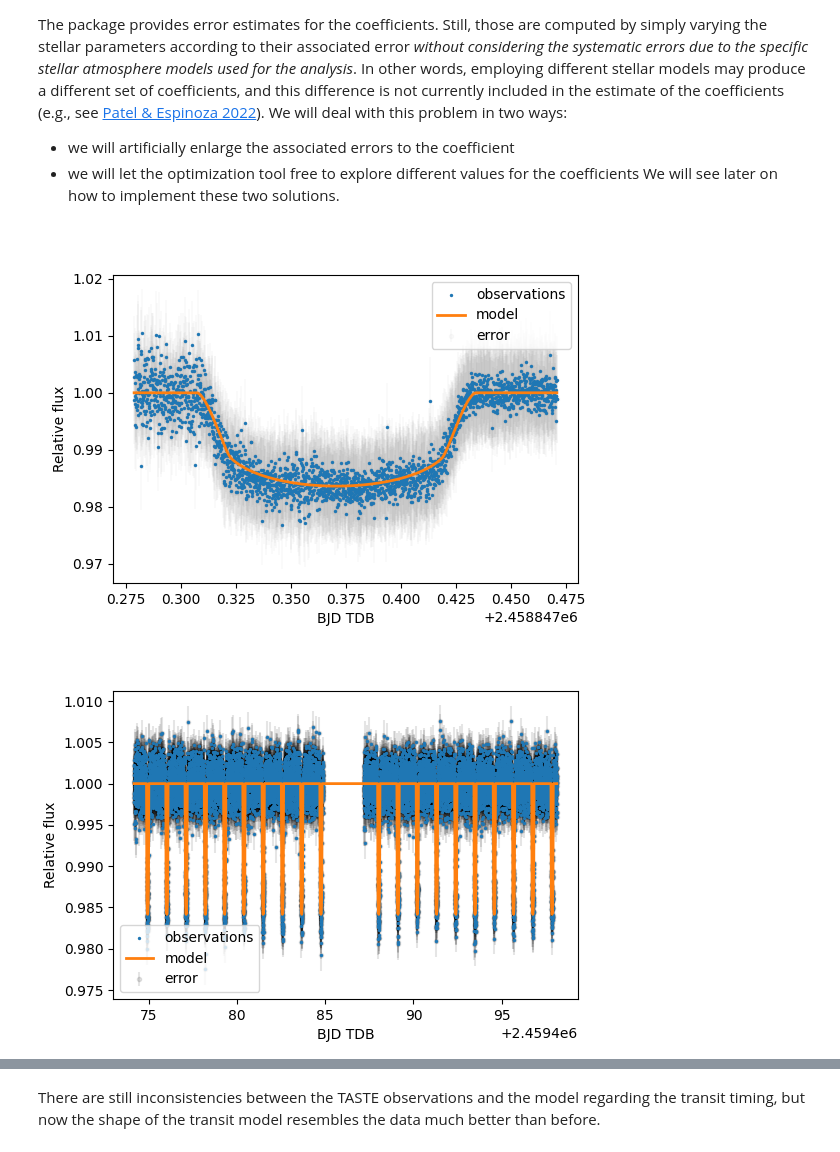
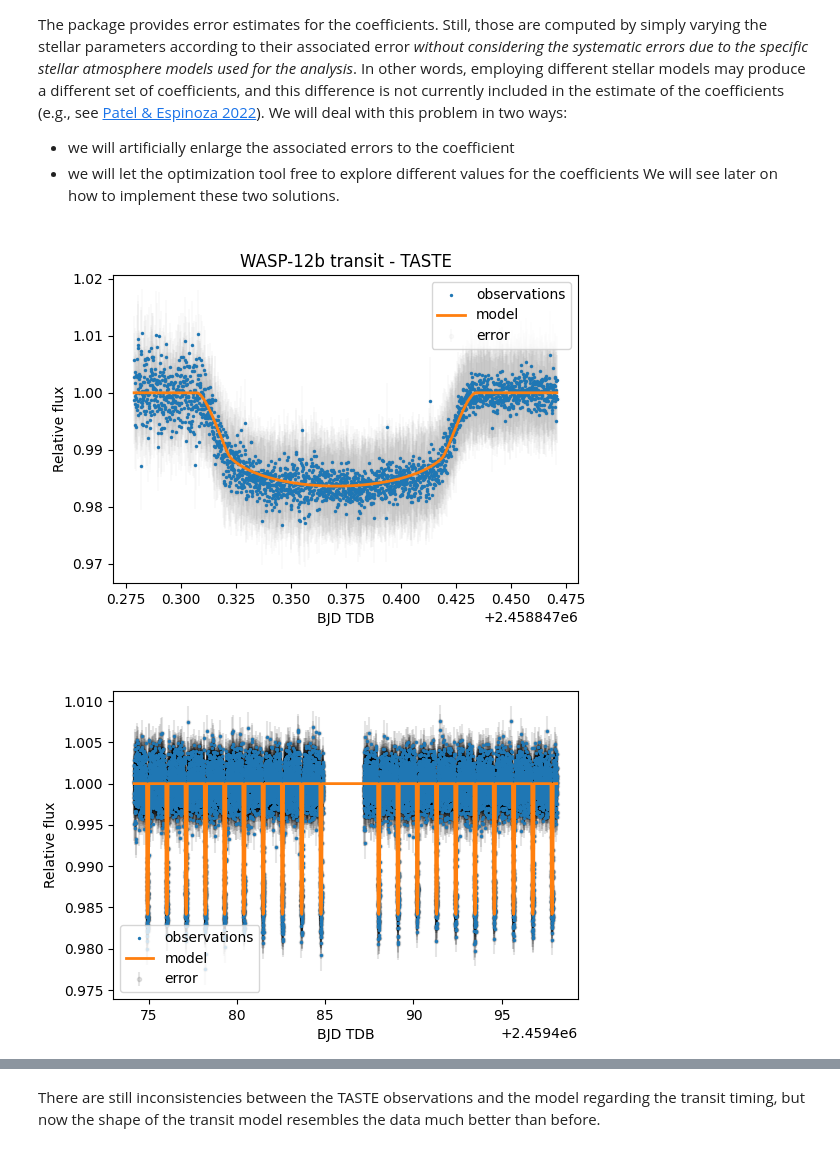
Before and after one commit to marcoboscato/exoplanet_lab2023, a Jupyter notebook: WASP-12 LAB/DATA ANALYSIS/1_transit_model.ipynb, the cells around one changed output, grey strips where cells are left out. Cells and saved outputs as stored; diff of their text form; code cells hidden in the pictures.

Commit message:
improved plots

```diff
--- a/WASP-12 LAB/DATA ANALYSIS/1_transit_model.ipynb
+++ b/WASP-12 LAB/DATA ANALYSIS/1_transit_model.ipynb
@@ -272,6 +270,7 @@ plt.errorbar(taste_bjd_tdb, differential_ap08_allref_normalized, yerr=differenti
 plt.plot(taste_bjd_tdb, taste_flux, lw=2, c='C1', label='model')
 plt.xlabel("BJD TDB")
 plt.ylabel("Relative flux")
+plt.title('WASP-12b transit - TASTE')
 plt.legend()
 plt.show()
 
@@ -280,32 +279,33 @@ params.u = [0.41, 0.13]             #limb darkening coefficients [u1, u2]
 params.limb_dark = "quadratic"       #limb darkening model
 
 
 m_tess = batman.TransitModel(params, tess_bjd_tdb)    #initializes model
 tess_flux =m_tess.light_curve(params)          #calculates light curv
 plt.figure(figsize=(6,4))
 plt.scatter(tess_bjd_tdb, sap_masked_huberspline, s=2, label='observations')
 plt.errorbar(tess_bjd_tdb, sap_masked_huberspline, yerr=sap_masked_huberspline_error, fmt='.', c='k', alpha=0.1, zorder=-1, label='error')
 plt.plot(tess_bjd_tdb, tess_flux, lw=2, c='C1', label='model')
 plt.xlabel("BJD TDB")
 plt.ylabel("Relative flux")
 plt.legend()
 plt.show()
 
 folded_tess_time = (tess_bjd_tdb - params.t0 - params.per/2. ) % params.per - params.per/2.
 folded_range = np.arange(- params.per/2.,  params.per/2., 0.001)
 
 params.t0 = 0.                     #time of inferior conjunction
 m_folded_tess = batman.TransitModel(params, folded_range)    #initializes model
 tess_folded_flux =m_folded_tess.light_curve(params)          #calculates light curv
 plt.figure(figsize=(6,4))
 plt.errorbar(folded_tess_time, sap_masked_huberspline, yerr=sap_masked_huberspline_error, fmt='.', ecolor='k', zorder=-1, label='error', alpha=0.1)
 plt.scatter(folded_tess_time, sap_masked_huberspline, s=2, label='observations')
 plt.plot(folded_range, tess_folded_flux, lw=2, c='C1', label='model')
 plt.xlim(-0.2, 0.2)
 plt.xlabel("Time from mid-transit [days]")
 plt.ylabel("Relative flux")
+plt.title('WASP-12b transit - TESS')
 plt.legend()
 plt.show()
 # %% [output]
-[figure, old version]
+[figure, new version]
 [figure]
```
Also changed, not shown: parts of 3 cells of this notebook, 3 other files.
